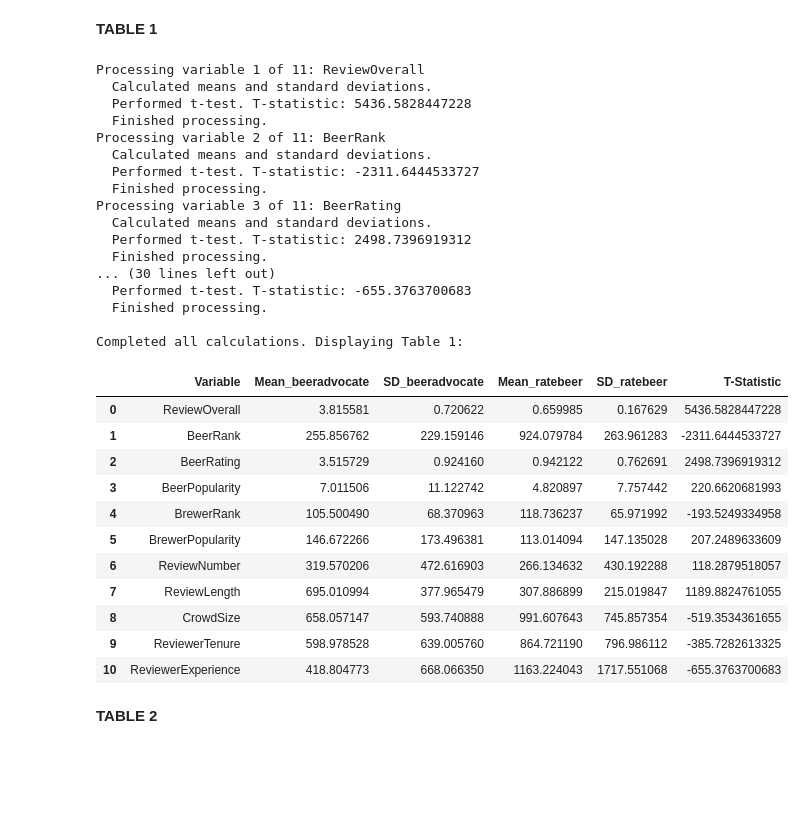
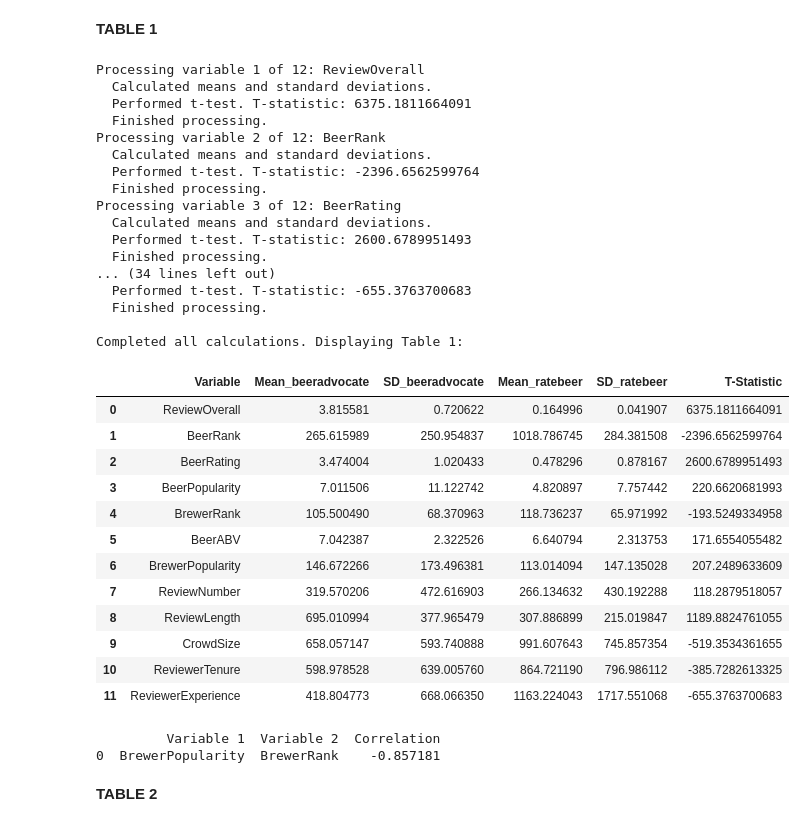
Before and after one commit to bru-cab/Statistical_Analyst_Products, a Jupyter notebook: part2.ipynb, the cells around one changed output. Cells and saved outputs as stored; diff of their text form; code cells hidden in the pictures; blank space fills up the shorter version.

```diff
--- a/part2.ipynb
+++ b/part2.ipynb
@@ -21,6 +21,8 @@ df = pd.read_csv(file_path)
 
 # Convert 'Review - Overall' to decimal
 df['Review - Overall'] = df['Review - Overall'].apply(convert_to_decimal)
+# Normalize the 'Review - Overall' values for 'ratebeer' files
+df.loc[df['File Name'] == 'ratebeer', 'Review - Overall'] = df['Review - Overall'] / 4
 
 # Convert times and add 'Rating First Digit' column
 df['Time'] = pd.to_datetime(df['Review - Time'], unit='s').dt.strftime('%w-%m-%Y')
@@ -260,8 +262,13 @@ import pandas as pd
 from scipy import stats
 
 # List of variables for the analysis
-variables = ['ReviewOverall', 'BeerRank', 'BeerRating', 'BeerPopularity', 'BrewerRank',
+variables = ['ReviewOverall', 'BeerRank', 'BeerRating', 'BeerPopularity', 'BrewerRank', 'BeerABV',
              'BrewerPopularity', 'ReviewNumber', 'ReviewLength', 'CrowdSize', 'ReviewerTenure', 'ReviewerExperience']
+
+# Remove any non-numeric characters from 'BeerABV' (e.g., '%')
+df2['BeerABV'] = df2['BeerABV'].replace('[^0-9.]', '', regex=True)
+# Convert 'BeerABV' to numeric, setting errors='coerce' to turn non-convertible values into NaN
+df2['BeerABV'] = pd.to_numeric(df2['BeerABV'], errors='coerce')
 
 # Splitting the dataset specifically for 'beeradvocate' and 'ratebeer'
 df_platform1 = df2[df2['FileName'] == 'beeradvocate']
@@ -293,51 +300,83 @@ for var in variables:
     # Add the results to the table data
     row = {
         'Variable': var,
         'Mean_beeradvocate': mean1,
         'SD_beeradvocate': sd1,
         'Mean_ratebeer': mean2,
         'SD_ratebeer': sd2,
         'T-Statistic': f"{t_test_result.statistic:.10f}"
     }
     table1_data.append(row)
     print("  Finished processing.")
 
 # Create DataFrame from the list
 table1 = pd.DataFrame(table1_data)
 
 # Displaying the final Table 1
 print("\nCompleted all calculations. Displaying Table 1:")
 table1
 # %% [output]
-Processing variable 1 of 11: ReviewOverall
+Processing variable 1 of 12: ReviewOverall
   Calculated means and standard deviations.
-  Performed t-test. T-statistic: 5436.5828447228
+  Performed t-test. T-statistic: 6375.1811664091
   Finished processing.
-Processing variable 2 of 11: BeerRank
+Processing variable 2 of 12: BeerRank
   Calculated means and standard deviations.
-  Performed t-test. T-statistic: -2311.6444533727
+  Performed t-test. T-statistic: -2396.6562599764
   Finished processing.
-Processing variable 3 of 11: BeerRating
+Processing variable 3 of 12: BeerRating
   Calculated means and standard deviations.
-  Performed t-test. T-statistic: 2498.7396919312
+  Performed t-test. T-statistic: 2600.6789951493
   Finished processing.
-... (30 lines left out)
+... (34 lines left out)
   Performed t-test. T-statistic: -655.3763700683
   Finished processing.
 
 Completed all calculations. Displaying Table 1:
 |  | Variable | Mean_beeradvocate | SD_beeradvocate | Mean_ratebeer | SD_ratebeer | T-Statistic |
-| 0 | ReviewOverall | 3.815581 | 0.720622 | 0.659985 | 0.167629 | 5436.5828447228 |
-| 1 | BeerRank | 255.856762 | 229.159146 | 924.079784 | 263.961283 | -2311.6444533727 |
-| 2 | BeerRating | 3.515729 | 0.924160 | 0.942122 | 0.762691 | 2498.7396919312 |
+| 0 | ReviewOverall | 3.815581 | 0.720622 | 0.164996 | 0.041907 | 6375.1811664091 |
+| 1 | BeerRank | 265.615989 | 250.954837 | 1018.786745 | 284.381508 | -2396.6562599764 |
+| 2 | BeerRating | 3.474004 | 1.020433 | 0.478296 | 0.878167 | 2600.6789951493 |
 | 3 | BeerPopularity | 7.011506 | 11.122742 | 4.820897 | 7.757442 | 220.6620681993 |
 | 4 | BrewerRank | 105.500490 | 68.370963 | 118.736237 | 65.971992 | -193.5249334958 |
-| 5 | BrewerPopularity | 146.672266 | 173.496381 | 113.014094 | 147.135028 | 207.2489633609 |
-| 6 | ReviewNumber | 319.570206 | 472.616903 | 266.134632 | 430.192288 | 118.2879518057 |
-| 7 | ReviewLength | 695.010994 | 377.965479 | 307.886899 | 215.019847 | 1189.8824761055 |
-| 8 | CrowdSize | 658.057147 | 593.740888 | 991.607643 | 745.857354 | -519.3534361655 |
-| 9 | ReviewerTenure | 598.978528 | 639.005760 | 864.721190 | 796.986112 | -385.7282613325 |
-| 10 | ReviewerExperience | 418.804773 | 668.066350 | 1163.224043 | 1717.551068 | -655.3763700683 |
+| 5 | BeerABV | 7.042387 | 2.322526 | 6.640794 | 2.313753 | 171.6554055482 |
+| 6 | BrewerPopularity | 146.672266 | 173.496381 | 113.014094 | 147.135028 | 207.2489633609 |
+| 7 | ReviewNumber | 319.570206 | 472.616903 | 266.134632 | 430.192288 | 118.2879518057 |
+| 8 | ReviewLength | 695.010994 | 377.965479 | 307.886899 | 215.019847 | 1189.8824761055 |
+| 9 | CrowdSize | 658.057147 | 593.740888 | 991.607643 | 745.857354 | -519.3534361655 |
+| 10 | ReviewerTenure | 598.978528 | 639.005760 | 864.721190 | 796.986112 | -385.7282613325 |
+| 11 | ReviewerExperience | 418.804773 | 668.066350 | 1163.224043 | 1717.551068 | -655.3763700683 |
+# %%
+######################################################## MODEL1 - check  correlation matrix before
+
+import pandas as pd
+
+# Assuming df2 is your DataFrame and it has been appropriately cleaned and pre-processed
+
+# Computing the correlation matrix
+corr_matrix = df2[['BeerRank', 'BeerABV', 'BeerPopularity', 'BrewerRank',
+                   'BrewerPopularity', 'ReviewNumber', 'ReviewLength',
+                   'CrowdSize', 'ReviewerTenure', 'ReviewerExperience']].corr()
+
+# Define a high correlation threshold
+high_corr_threshold = 0.8
+
+# Identifying pairs of highly correlated variables
+highly_correlated_pairs = []
+for i in range(len(corr_matrix.columns)):
+    for j in range(i):
+        if abs(corr_matrix.iloc[i, j]) > high_corr_threshold:
+            colname_i = corr_matrix.columns[i]
+            colname_j = corr_matrix.columns[j]
+            highly_correlated_pairs.append((colname_i, colname_j, corr_matrix.iloc[i, j]))
+
+# Converting the list of pairs to a DataFrame for better readability
+high_corr_pairs_df = pd.DataFrame(highly_correlated_pairs, columns=['Variable 1', 'Variable 2', 'Correlation'])
+
+print(high_corr_pairs_df)
+# %% [output]
+         Variable 1  Variable 2  Correlation
+0  BrewerPopularity  BrewerRank    -0.857181
 # %% [markdown]
 **TABLE 2**
 # %%
```
Also changed, not shown: parts of 7 cells of this notebook.
